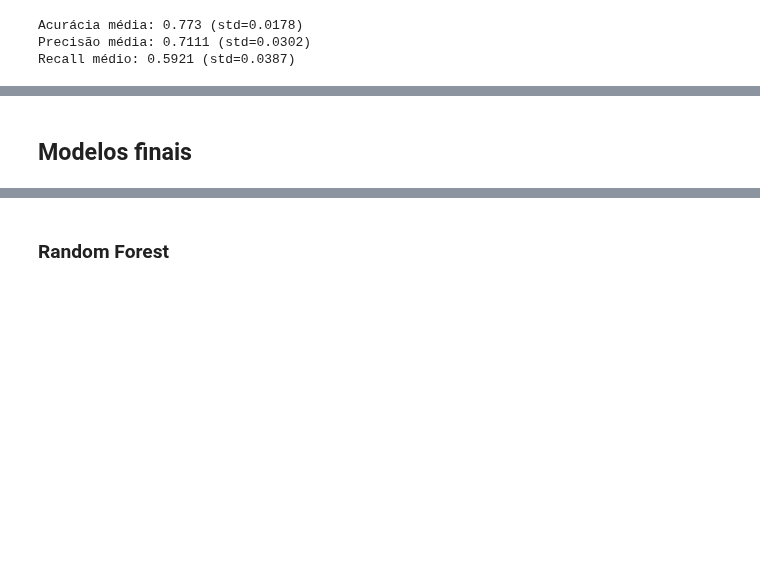
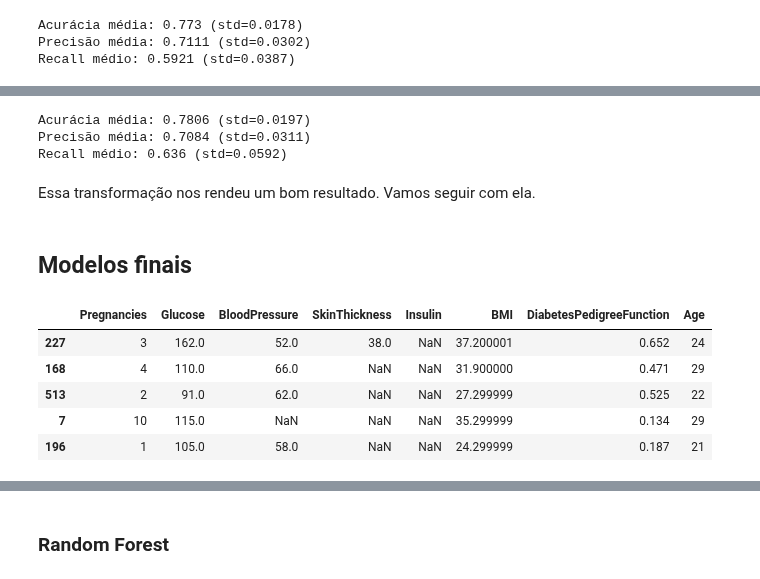
Before and after one commit to franklinzppa/diabetes-classification, a Jupyter notebook: diabetes-clf.ipynb, the cells around one changed output, grey strips where cells are left out. Drawn from its saved outputs; the diff is of its cells as text; code cells hidden in the pictures; blank space fills up the shorter version.

```diff
--- a/diabetes-clf.ipynb
+++ b/diabetes-clf.ipynb
@@ -841,0 +857,21 @@ Perdemos um pouco de acúracia mas melhoramos o recall. Seguiremos com esse trat
+# %%
+# Testando o QuantileTransformer
+
+from sklearn.preprocessing import QuantileTransformer
+
+qt = QuantileTransformer(n_quantiles=17, random_state=42)
+X_train_tr = qt.fit_transform(X_train_full)
+
+log_clf = LogisticRegression()
+
+std_scaler = StandardScaler()
+X_train_sc = std_scaler.fit_transform(X_train_tr)
+
+log_clf.fit(X_train_sc, y_train)
+relatorio_cross_val(log_clf, X_train_sc, y_train)
+# %% [output]
+Acurácia média: 0.7806 (std=0.0197)
+Precisão média: 0.7084 (std=0.0311)
+Recall médio: 0.636 (std=0.0592)
+# %% [markdown]
+Essa transformação nos rendeu um bom resultado. Vamos seguir com ela.
@@ -852,3 +890,12 @@ def relatorio_metricas(y_train, y_pred):
     print(f"Acurácia: {accuracy}")
     print(f"Precisão: {precision}")
     print(f"Recall: {recall}")
+# %%
+X_train.head()
+# %% [output]
+|  | Pregnancies | Glucose | BloodPressure | SkinThickness | Insulin | BMI | DiabetesPedigreeFunction | Age |
+| 227 | 3 | 162.0 | 52.0 | 38.0 | NaN | 37.200001 | 0.652 | 24 |
+| 168 | 4 | 110.0 | 66.0 | NaN | NaN | 31.900000 | 0.471 | 29 |
+| 513 | 2 | 91.0 | 62.0 | NaN | NaN | 27.299999 | 0.525 | 22 |
+| 7 | 10 | 115.0 | NaN | NaN | NaN | 35.299999 | 0.134 | 29 |
+| 196 | 1 | 105.0 | 58.0 | NaN | NaN | 24.299999 | 0.187 | 21 |
```
Also changed, not shown: parts of 9 cells of this notebook, 1 other file.
